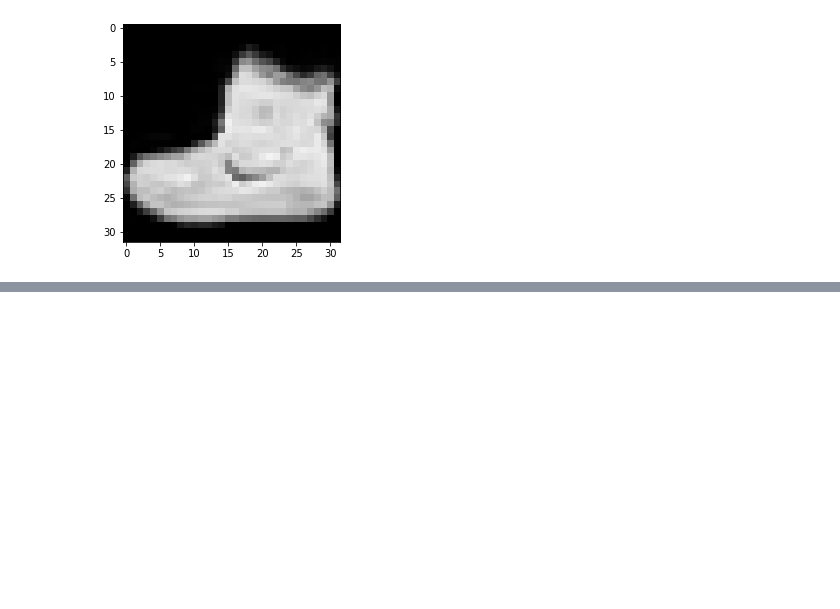
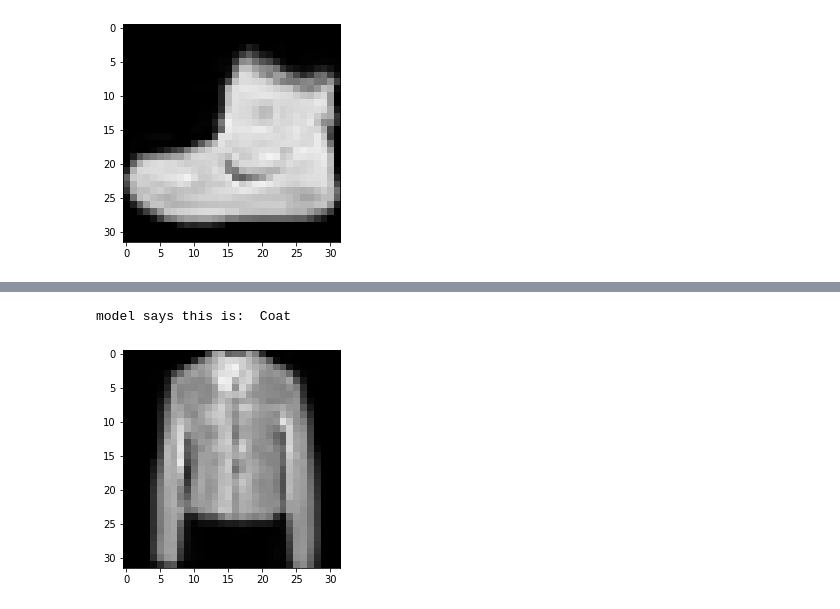
Before and after one commit to r-dott/resnet50_transfer_learning, a Jupyter notebook: main.ipynb, the cells around one changed output, grey strips where cells are left out. Drawn from its saved outputs; the diff is of its cells as text; code cells hidden in the pictures; blank space fills up the shorter version.

```diff
--- a/main.ipynb
+++ b/main.ipynb
@@ -189,0 +197,8 @@ plt.imshow(X_test[1])
+# %%
+i=10
+plt.imshow(X_test[i])
+output=class_names[np.argmax(predictions[i])]
+print("model says this is: " ,output)
+# %% [output]
+model says this is:  Coat
+[figure, added]
```
Also changed, not shown: parts of 15 cells of this notebook.
